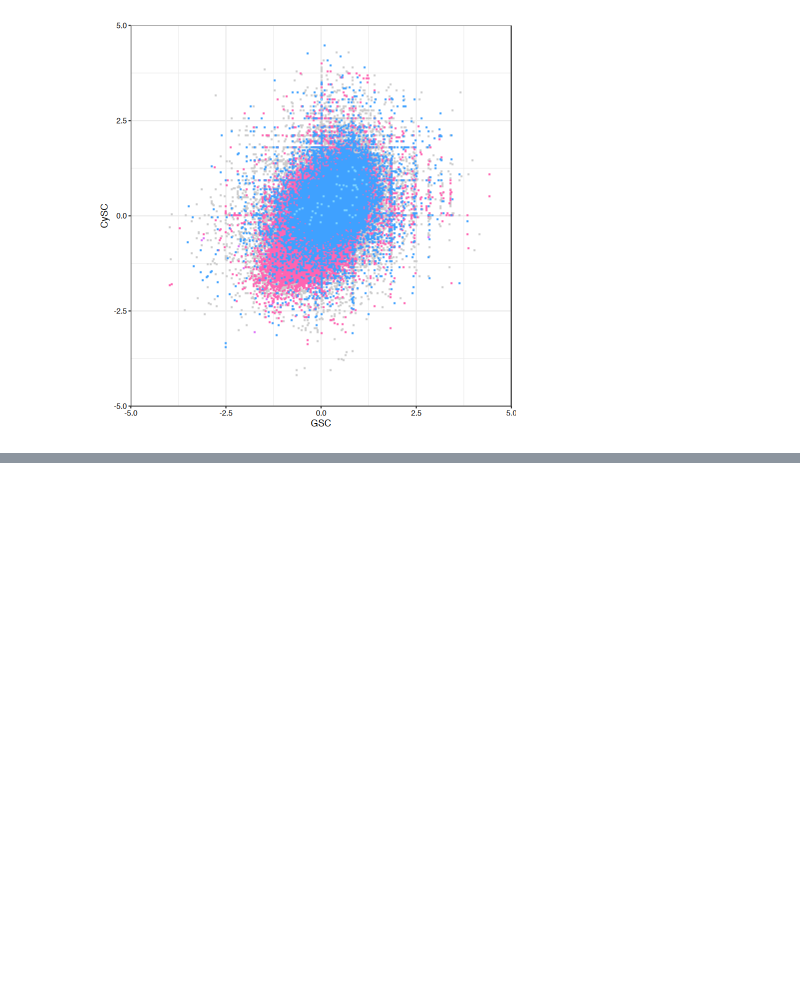
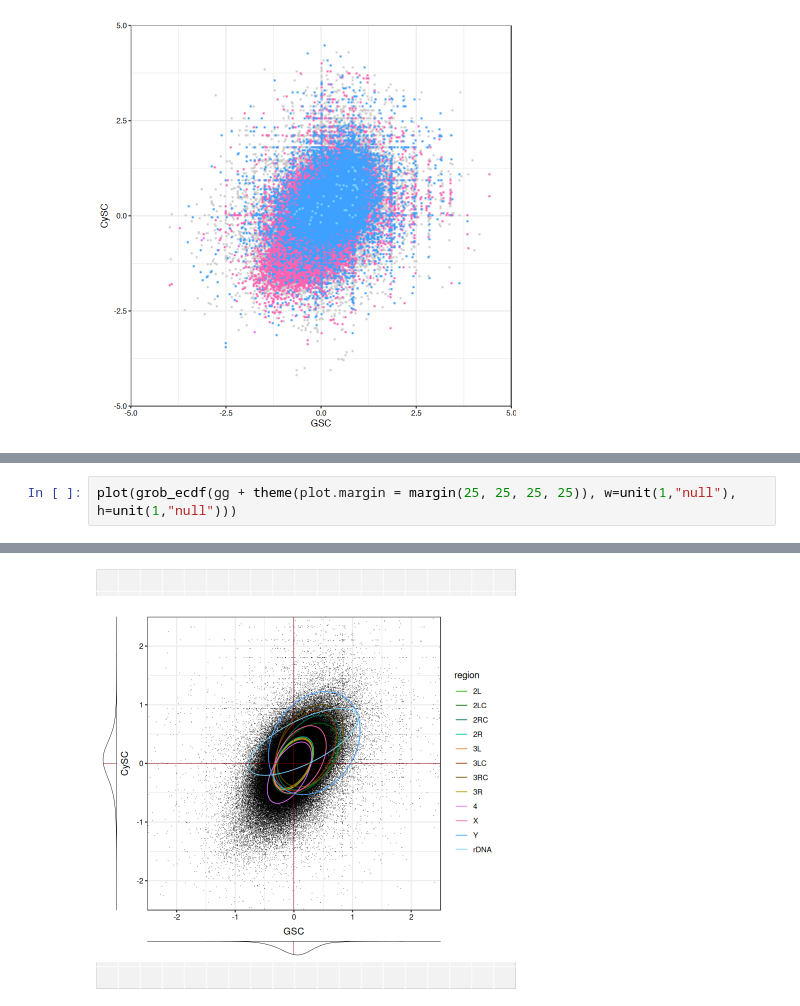
Before and after one commit to ringw/Upd-Germline-Genomics, a Jupyter notebook: illustrations/ChromatinCellTypeScatter.ipynb, the cells around one changed output, grey strips where cells are left out. Saved outputs shown, nothing was run; the diff lists cells and outputs as text; blank space fills up the shorter version.

```diff
--- a/illustrations/ChromatinCellTypeScatter.ipynb
+++ b/illustrations/ChromatinCellTypeScatter.ipynb
@@ -179,0 +369,3 @@ Warning message:
+# %%
+plot(grob_ecdf(gg + theme(plot.margin = margin(25, 25, 25, 25)), w=unit(1,"null"), h=unit(1,"null")))
+# %% [output]
@@ -179,0 +374 @@ Warning message:
+[figure, added]
```
Also changed, not shown: parts of 19 cells of this notebook, 1 other file.
